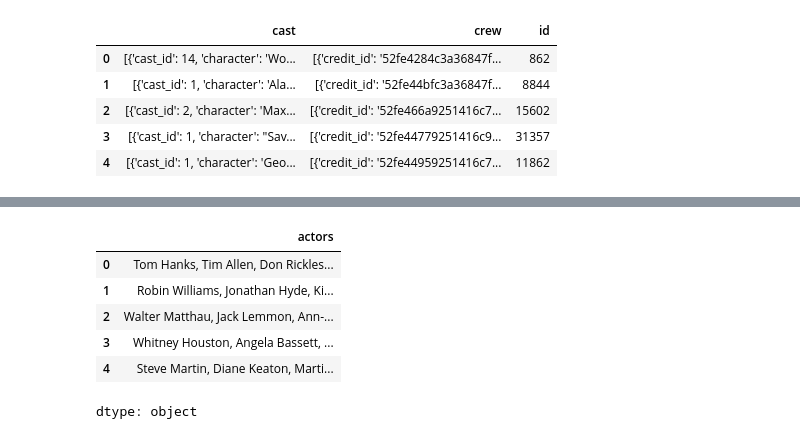
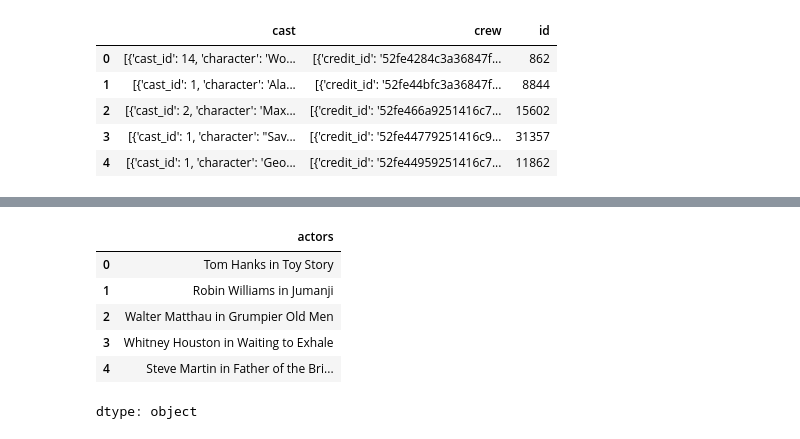
Before and after one commit to AleksandrMac/learning, a Jupyter notebook: ai/hw/7_3_Домашняя_работа.ipynb, the cells around one changed output, grey strips where cells are left out. Cells and saved outputs as stored; diff of their text form; code cells hidden in the pictures.

```diff
--- a/ai/hw/7_3_Домашняя_работа.ipynb
+++ b/ai/hw/7_3_Домашняя_работа.ipynb
@@ -60,7 +60,7 @@ Index(['adult', 'belongs_to_collection', 'budget', 'genres', 'homepage', 'id',
        'vote_average', 'vote_count'],
       dtype='object')
 # %%
-df.drop(['adult', 'belongs_to_collection', 'homepage', 'id',
+df = df.drop(['adult', 'belongs_to_collection', 'homepage',
        'imdb_id', 'original_language', 'overview',
        'poster_path', 'production_companies',
        'production_countries', 'spoken_languages', 'status', 'tagline', 'video'], axis=1)
@@ -147,18 +158,18 @@ ValueError: malformed node or string: [{'cast_id': 14, 'character': 'Woody (voic
 # %%
 def get_actors(x):
   actor_list = list()
-  for i in x:
-    actor_list.append(i['name'])
+  if len(x) == 0:
+    return np.nan
+  return x[0]['name']
 
-  return ", ".join(actor_list)
-
-df_merge['actors'] = df_merge['cast'].apply(get_actors)
+df_merge['actors'] = df_merge['cast'].apply(lambda x: get_actors(x))
+df_merge['actors'] = df_merge['actors'] + " in " + df_merge['title']
 df_merge['actors'].head()
 # %% [output]
 |  | actors |
-| 0 | Tom Hanks, Tim Allen, Don Rickles... |
-| 1 | Robin Williams, Jonathan Hyde, Ki... |
-| 2 | Walter Matthau, Jack Lemmon, Ann-... |
-| 3 | Whitney Houston, Angela Bassett, ... |
-| 4 | Steve Martin, Diane Keaton, Marti... |
+| 0 | Tom Hanks in Toy Story |
+| 1 | Robin Williams in Jumanji |
+| 2 | Walter Matthau in Grumpier Old Men |
+| 3 | Whitney Houston in Waiting to Exhale |
+| 4 | Steve Martin in Father of the Bri... |
 dtype: object
```
Also changed, not shown: parts of 11 cells of this notebook.
